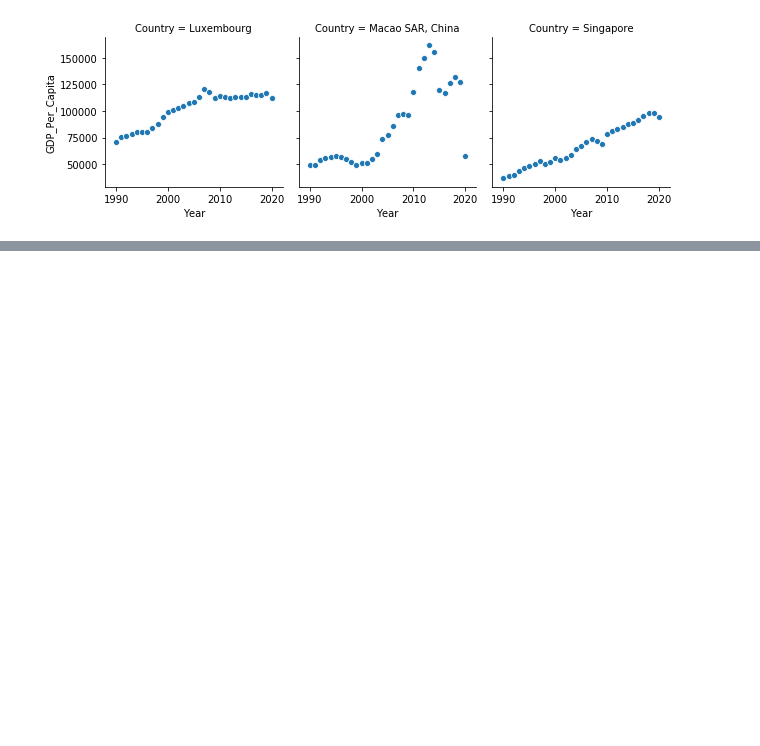
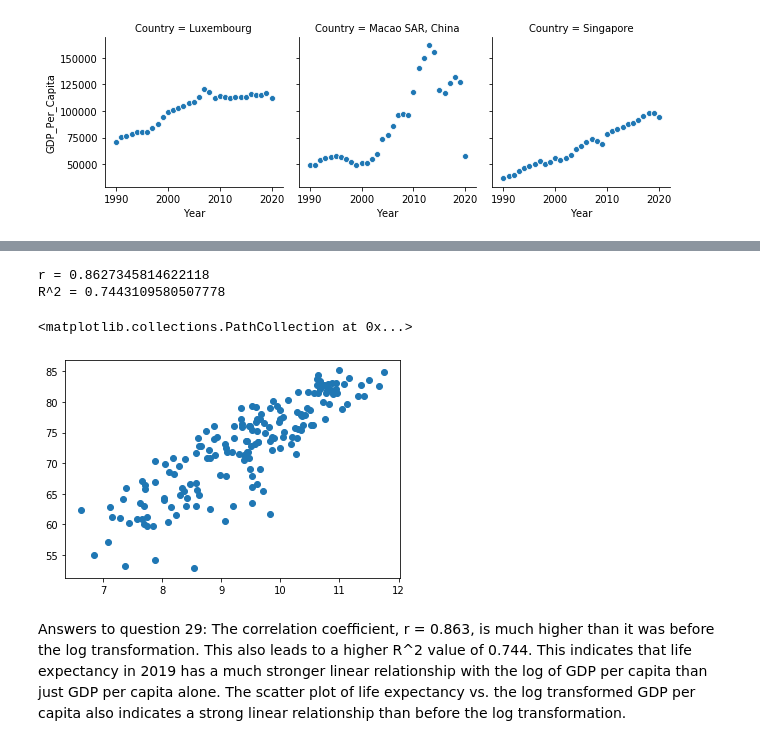
Before and after one commit to ballir27/un-exploration, a Jupyter notebook: Notebooks/UN_Data_Exploration.ipynb, the cells around one changed output, grey strips where cells are left out. Saved outputs shown, nothing was run; the diff lists cells and outputs as text; code cells hidden in the pictures; blank space fills up the shorter version.

```diff
--- a/Notebooks/UN_Data_Exploration.ipynb
+++ b/Notebooks/UN_Data_Exploration.ipynb
@@ -325,0 +351,16 @@ Name: Country, dtype: object
+# %%
+#Question 29: Add a column to gdp_le_2019 and calculate the logarithm of GDP per capita. Find the correlation between the log of GDP per capita and life expectancy. How does this compare to the calculation in the previous part? Look at a scatter plot to see if the result of this calculation makes sense.
+gdp_le_2019['log_gdp']= np.log(gdp_le_2019['GDP_Per_Capita'])
+r = gdp_le_2019[['Life_Expectancy','log_gdp']].corr()['Life_Expectancy']['log_gdp']
+print('r = ' + str(r))
+print('R^2 = ' + str(r**2))
+plt.scatter(x=gdp_le_2019['log_gdp'], y=gdp_le_2019['Life_Expectancy'])
+# %% [output]
+r = 0.8627345814622118
+R^2 = 0.7443109580507778
+<matplotlib.collections.PathCollection at 0x...>
+[figure, added]
+# %% [markdown]
+Answers to question 29:
+The correlation coefficient, r = 0.863, is much higher than it was before the log transformation. This also leads to a higher R^2 value of 0.744.
+This indicates that life expectancy in 2019 has a much stronger linear relationship with the log of GDP per capita than just GDP per capita alone. The scatter plot of life expectancy vs. the log transformed GDP per capita also indicates a strong linear relationship than before the log transformation.
```
Also changed, not shown: parts of 4 cells of this notebook.
